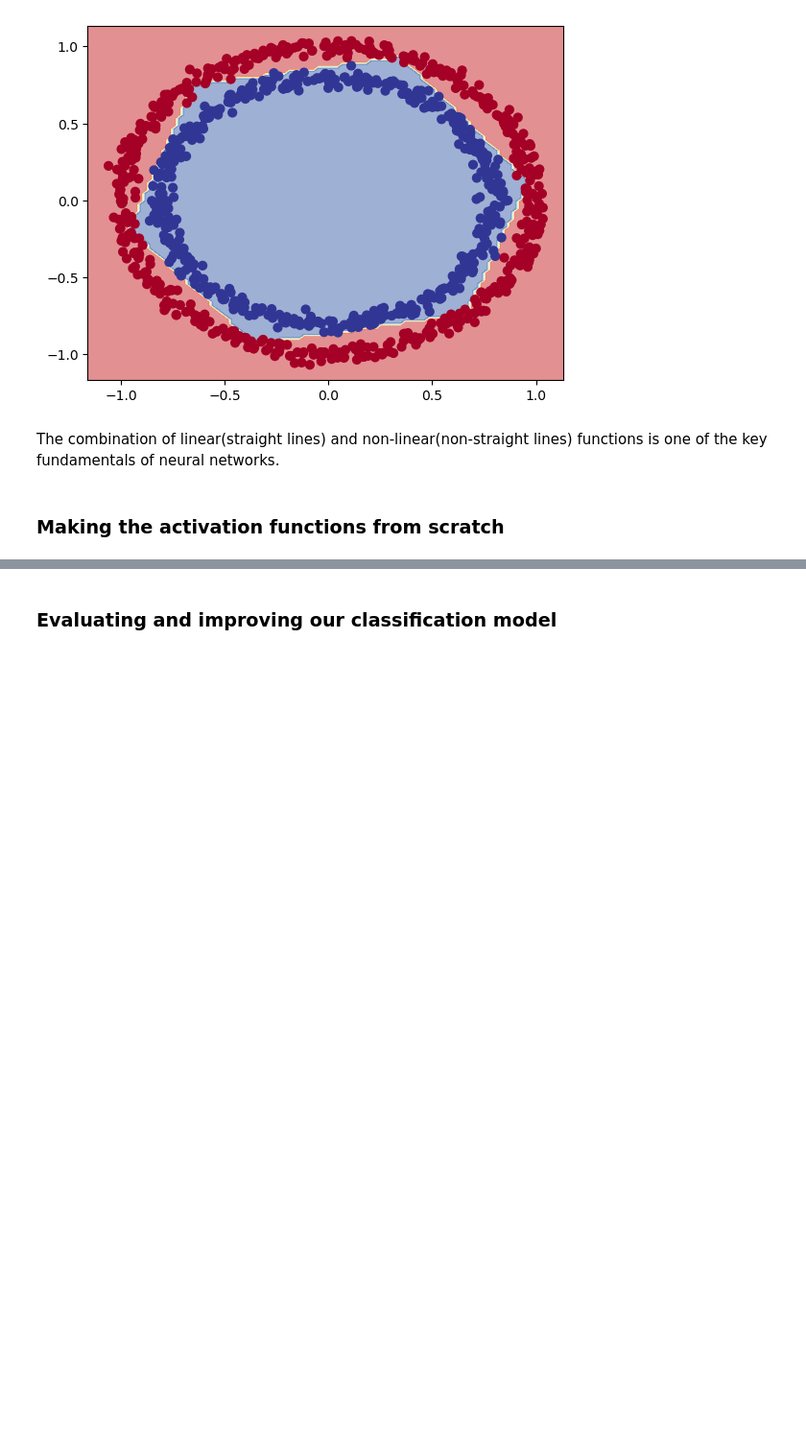
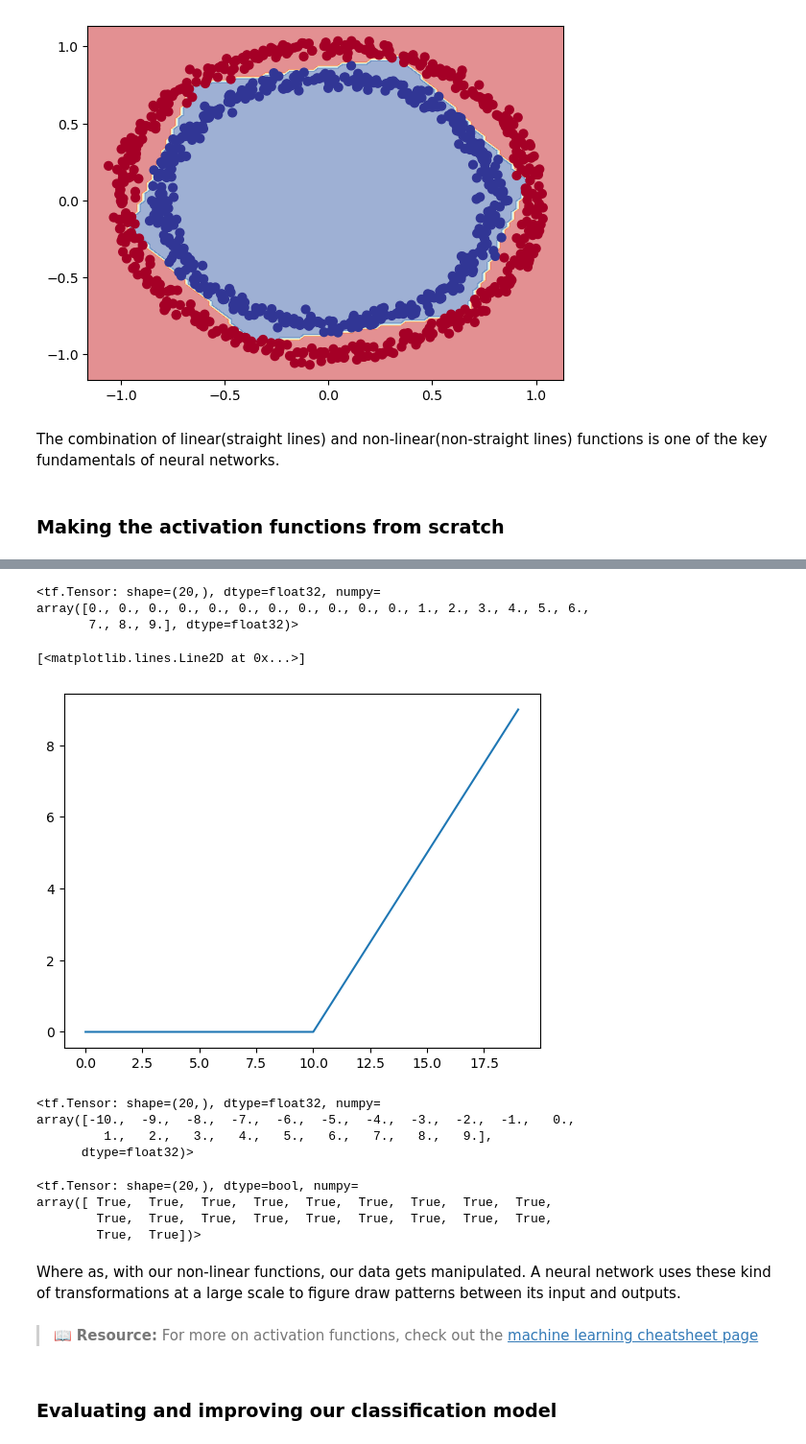
Before and after one commit to Pseudophoenix/Tensorflow-Practice, a Jupyter notebook: tensorflow_classification.ipynb, the cells around one changed output, grey strips where cells are left out. Shown at 96% size. Cells and saved outputs as stored; diff of their text form; code cells hidden in the pictures; blank space fills up the shorter version.

```diff
--- a/tensorflow_classification.ipynb
+++ b/tensorflow_classification.ipynb
@@ -343,2 +375,33 @@ The combination of linear(straight lines) and non-linear(non-straight lines) fun
+# %%
+def relu(x):
+    return tf.maximum(0,x)
+relu(A)
+# %% [output]
+<tf.Tensor: shape=(20,), dtype=float32, numpy=
+array([0., 0., 0., 0., 0., 0., 0., 0., 0., 0., 0., 1., 2., 3., 4., 5., 6.,
+       7., 8., 9.], dtype=float32)>
+# %%
+plt.plot(relu(A))
+# %% [output]
+[<matplotlib.lines.Line2D at 0x...>]
+[figure, added]
+# %%
+tf.keras.activations.linear(A)
+# %% [output]
+<tf.Tensor: shape=(20,), dtype=float32, numpy=
+array([-10.,  -9.,  -8.,  -7.,  -6.,  -5.,  -4.,  -3.,  -2.,  -1.,   0.,
+         1.,   2.,   3.,   4.,   5.,   6.,   7.,   8.,   9.],
+      dtype=float32)>
+# %%
+A==tf.keras.activations.linear(A)
+# %% [output]
+<tf.Tensor: shape=(20,), dtype=bool, numpy=
+array([ True,  True,  True,  True,  True,  True,  True,  True,  True,
+        True,  True,  True,  True,  True,  True,  True,  True,  True,
+        True,  True])>
+# %% [markdown]
+Where as, with our non-linear functions, our data gets manipulated. A neural network uses these kind of transformations at a large scale to figure draw patterns between its input and outputs.
+# %% [markdown]
+> 📖  **Resource:** For more on activation functions, check out the [machine learning cheatsheet page](https://ml-cheatsheet.readthedocs.io/en/latest/activation_functions.html#)
 # %% [markdown]
 ### Evaluating and improving our classification model
```
Also changed, not shown: parts of 17 cells of this notebook.
